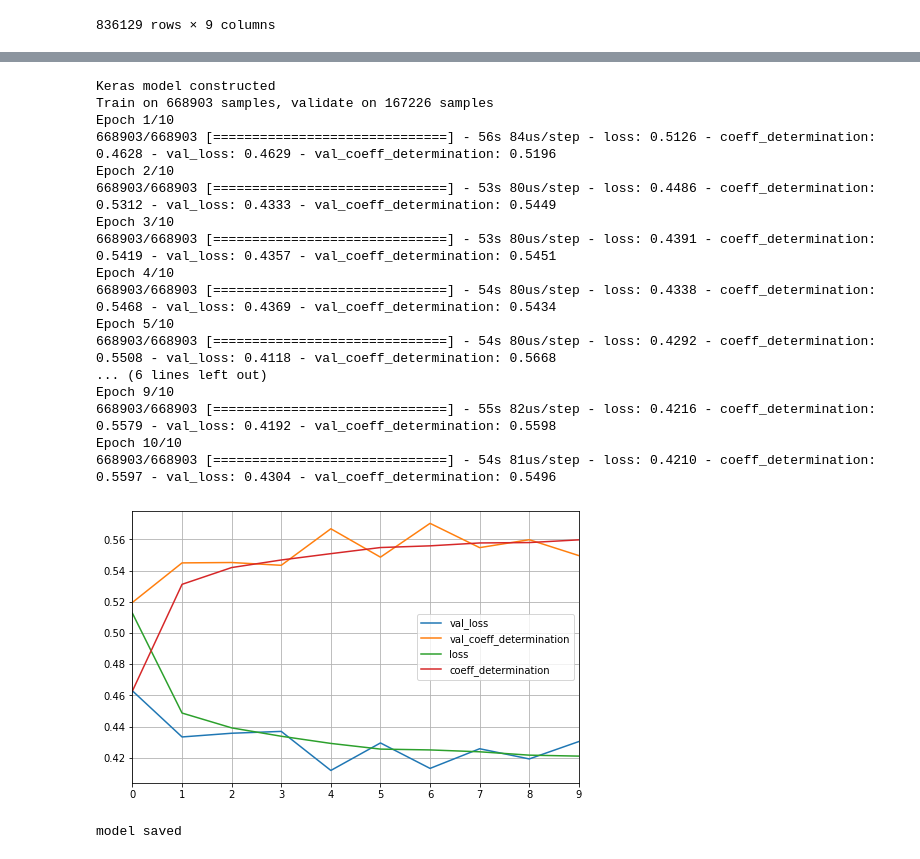
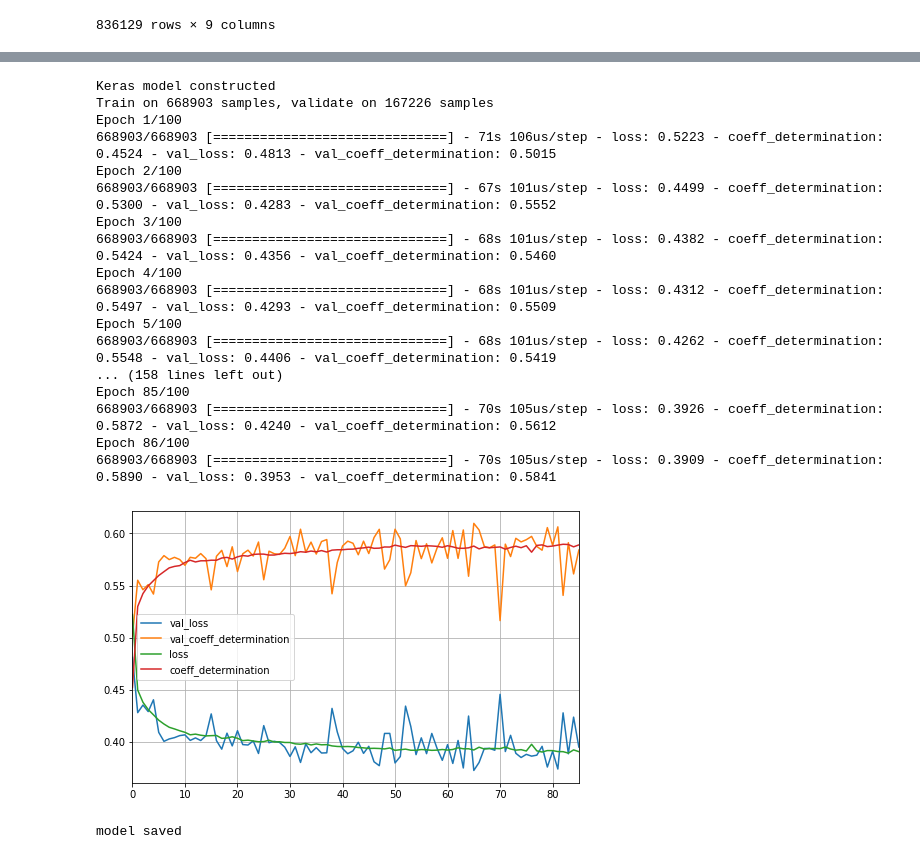
Before and after one commit to telenovelachuan/predictive_widget_maintenance, a Jupyter notebook: notebooks/unit failure predicting.ipynb, the cells around one changed output, grey strips where cells are left out. Drawn from its saved outputs; the diff is of its cells as text; code cells hidden in the pictures.

Commit message:
training & saving overall model

```diff
--- a/notebooks/unit failure predicting.ipynb
+++ b/notebooks/unit failure predicting.ipynb
@@ -144,61 +149,53 @@ def load_nn_model(model_name):
 # %%
 def coeff_determination(y_true, y_pred):
     SS_res = K.sum(K.square(y_true - y_pred))
     SS_tot = K.sum(K.square(y_true - K.mean(y_true)))
     return 1 - SS_res/(SS_tot + K.epsilon())
 
-def create_keras_model(activation='selu', optimizer='adam', neuron=50, init='lecun_normal', LRL_alpha=0.01):
-#     model_sequences = [
-#         keras.layers.Dense(units=neuron, activation=activation, kernel_initializer=init, input_shape=x_train.shape[1:]),
-#     ]
-
-#     for i in range(7):
-#         model_sequences.append(keras.layers.Dense(units=neuron / (i+1), activation=activation, kernel_initializer=init, input_shape=x_train.shape[1:]))
-#     model_sequences.append(keras.layers.BatchNormalization())
-#     model_sequences.append(Dense(units=1, activation=activation, name='score_output'))
-#     #model_sequences.append(keras.layers.Activation(activation))
-
-#     nn_model = keras.models.Sequential(model_sequences)
-
-    input_layer = Input(shape=x_train.shape[1:])
-    layer = Dense(units=neuron,  kernel_initializer=init, input_shape=x_train.shape[1:])(input_layer)
+def create_keras_model(optimizer='adam', neuron=50, init='lecun_normal', act_alpha=0.01):
+    model_sequences = [
+        keras.layers.Dense(units=neuron, kernel_initializer=init, input_shape=x_train.shape[1:]),
+        keras.layers.LeakyReLU(alpha=act_alpha)
+    ]
 
     for i in range(5):
-        layer = Dense(units=neuron, kernel_initializer=init)(layer)
-        layer = LeakyReLU(alpha=LRL_alpha)(layer)
+        model_sequences.append(keras.layers.Dense(units=neuron, kernel_initializer=init,
+                                                  input_shape=x_train.shape[1:]))
+        model_sequences.append(keras.layers.LeakyReLU(alpha=act_alpha))
 
-    score_output = Dense(units=1, name='score_output')(layer)
-    score_output = LeakyReLU(alpha=LRL_alpha)(score_output)
+    #model_sequences.append(keras.layers.BatchNormalization())
+    model_sequences.append(Dense(units=1, name='score_output'))
+    model_sequences.append(keras.layers.LeakyReLU(alpha=act_alpha))
+    #model_sequences.append(keras.layers.Activation(activation))
 
-    nn_model = Model(inputs=input_layer, outputs=[score_output])
-
+    nn_model = keras.models.Sequential(model_sequences)
     nn_model.compile(optimizer=optimizer, loss='mse', metrics=[coeff_determination])
     return nn_model
 
-activation = LeakyReLU(alpha=0.3)
-nn_model = create_keras_model(activation=activation, optimizer='Adadelta', neuron=100, init='lecun_uniform', LRL_alpha=0.05)
+nn_model = create_keras_model(optimizer='Adadelta', neuron=100, init='lecun_uniform', act_alpha=0.05)
 print("Keras model constructed")
-history = nn_model.fit(x_train, y_train, validation_data=(x_test, y_test), epochs=10, verbose=1)
+early_stopping_cb = EarlyStopping(patience=20)
+history = nn_model.fit(x_train, y_train, validation_data=(x_test, y_test), epochs=100, callbacks=[early_stopping_cb], verbose=1)
 pd.DataFrame(history.history).plot(figsize=(8, 5))
 plt.grid(True)
 plt.show()
 # %% [output]
 Keras model constructed
 Train on 668903 samples, validate on 167226 samples
-Epoch 1/10
-668903/668903 [==============================] - 56s 84us/step - loss: 0.5126 - coeff_determination: 0.4628 - val_loss: 0.4629 - val_coeff_determination: 0.5196
-Epoch 2/10
-668903/668903 [==============================] - 53s 80us/step - loss: 0.4486 - coeff_determination: 0.5312 - val_loss: 0.4333 - val_coeff_determination: 0.5449
-Epoch 3/10
-668903/668903 [==============================] - 53s 80us/step - loss: 0.4391 - coeff_determination: 0.5419 - val_loss: 0.4357 - val_coeff_determination: 0.5451
-Epoch 4/10
-668903/668903 [==============================] - 54s 80us/step - loss: 0.4338 - coeff_determination: 0.5468 - val_loss: 0.4369 - val_coeff_determination: 0.5434
-Epoch 5/10
-668903/668903 [==============================] - 54s 80us/step - loss: 0.4292 - coeff_determination: 0.5508 - val_loss: 0.4118 - val_coeff_determination: 0.5668
-... (6 lines left out)
-Epoch 9/10
-668903/668903 [==============================] - 55s 82us/step - loss: 0.4216 - coeff_determination: 0.5579 - val_loss: 0.4192 - val_coeff_determination: 0.5598
-Epoch 10/10
-668903/668903 [==============================] - 54s 81us/step - loss: 0.4210 - coeff_determination: 0.5597 - val_loss: 0.4304 - val_coeff_determination: 0.5496
+Epoch 1/100
+668903/668903 [==============================] - 71s 106us/step - loss: 0.5223 - coeff_determination: 0.4524 - val_loss: 0.4813 - val_coeff_determination: 0.5015
+Epoch 2/100
+668903/668903 [==============================] - 67s 101us/step - loss: 0.4499 - coeff_determination: 0.5300 - val_loss: 0.4283 - val_coeff_determination: 0.5552
+Epoch 3/100
+668903/668903 [==============================] - 68s 101us/step - loss: 0.4382 - coeff_determination: 0.5424 - val_loss: 0.4356 - val_coeff_determination: 0.5460
+Epoch 4/100
+668903/668903 [==============================] - 68s 101us/step - loss: 0.4312 - coeff_determination: 0.5497 - val_loss: 0.4293 - val_coeff_determination: 0.5509
+Epoch 5/100
+668903/668903 [==============================] - 68s 101us/step - loss: 0.4262 - coeff_determination: 0.5548 - val_loss: 0.4406 - val_coeff_determination: 0.5419
+... (158 lines left out)
+Epoch 85/100
+668903/668903 [==============================] - 70s 105us/step - loss: 0.3926 - coeff_determination: 0.5872 - val_loss: 0.4240 - val_coeff_determination: 0.5612
+Epoch 86/100
+668903/668903 [==============================] - 70s 105us/step - loss: 0.3909 - coeff_determination: 0.5890 - val_loss: 0.3953 - val_coeff_determination: 0.5841
-[figure, old version]
+[figure, new version]
 # %%
```
Also changed, not shown: parts of 7 cells of this notebook.
